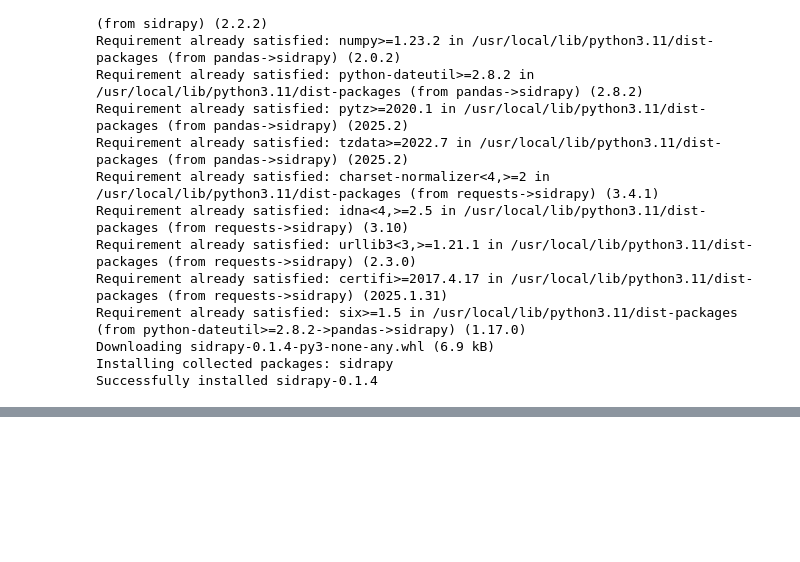
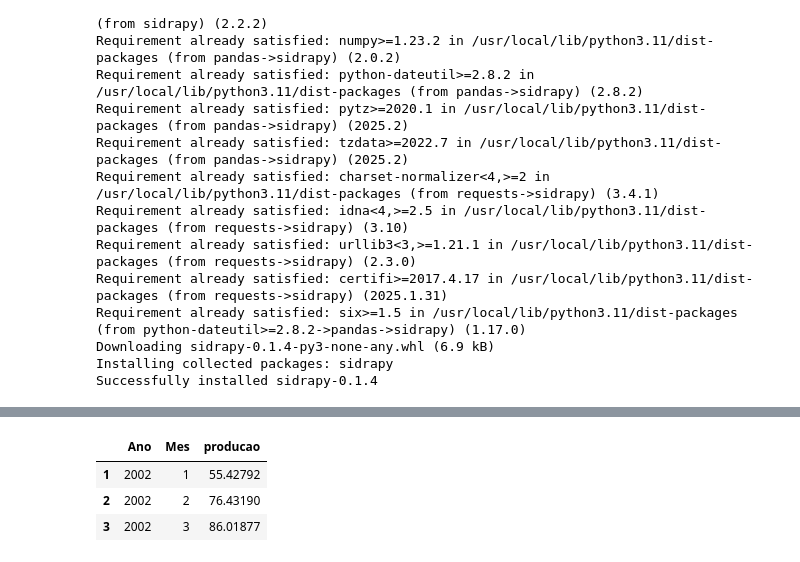
Before and after one commit to amiltonmendes/consumo-aparente, a Jupyter notebook: Cálculo de consumo nacional aparente.ipynb, the cells around one changed output, grey strips where cells are left out. Saved outputs shown, nothing was run; the diff lists cells and outputs as text; code cells hidden in the pictures; blank space fills up the shorter version.

```diff
--- a/Cálculo de consumo nacional aparente.ipynb
+++ b/Cálculo de consumo nacional aparente.ipynb
@@ -75,3 +175,20 @@ valor_importacao = importacao[importacao['Código do produto'].str.startswith("2
+# %%
+
+
+
+url = 'https://apisidra.ibge.gov.br/values/t/8888/n1/all/v/12606/p/all/c544/129330/d/v12606%205'
+r = requests.get(url)
+#Apresentar data de carregamento
+#st.write(f"Data de carregamento: {datetime.now().strftime('%d/%m/%Y %H:%M:%S')}")
+a = json.loads(r.text)
+res = json_normalize(a)
+
+producao = pd.DataFrame(res)
+# %%
+nomes_colunas = producao.iloc[0].values
+producao.columns = nomes_colunas
+producao = producao.iloc[1:]
+producao = producao.copy()
 # %%
 total = valor_importacao - valor_exportacao + valor_producao
 peso_importacao = valor_importacao/total
@@ -160,0 +240,18 @@ df.head()
+# %%
+
+producao['Mês (Código)'] = producao['Mês (Código)'].astype(str)
+producao['Ano'] = producao['Mês (Código)'].str[:4]
+producao['Mes'] = producao['Mês (Código)'].str[4:]
+
+producao['Ano'] = producao['Ano'].astype(int)
+producao['Mes'] = producao['Mes'].astype(int)
+
+producao = producao[['Ano','Mes','Valor']]
+producao = producao.rename(columns={'Valor' : 'producao'})
+
+producao.head(3)
+# %% [output]
+|  | Ano | Mes | producao |
+| 1 | 2002 | 1 | 55.42792 |
+| 2 | 2002 | 2 | 76.43190 |
+| 3 | 2002 | 3 | 86.01877 |
```
Also changed, not shown: parts of 30 cells of this notebook.
